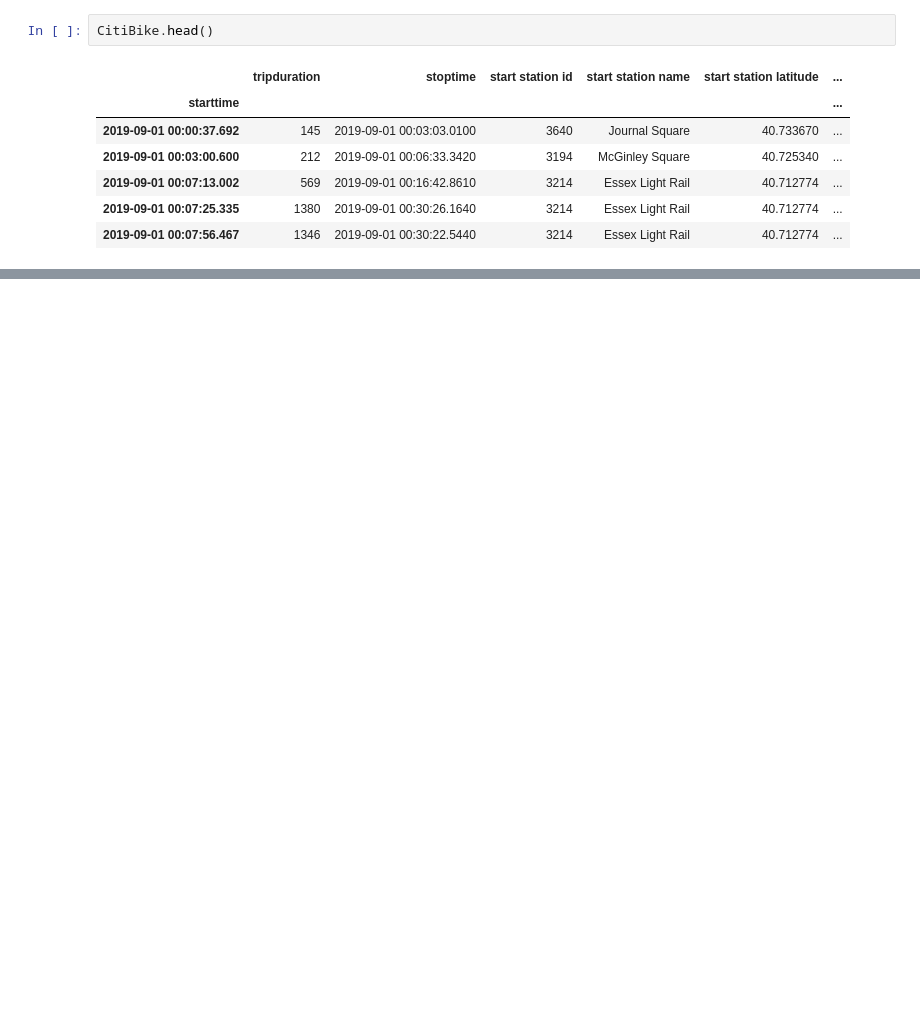
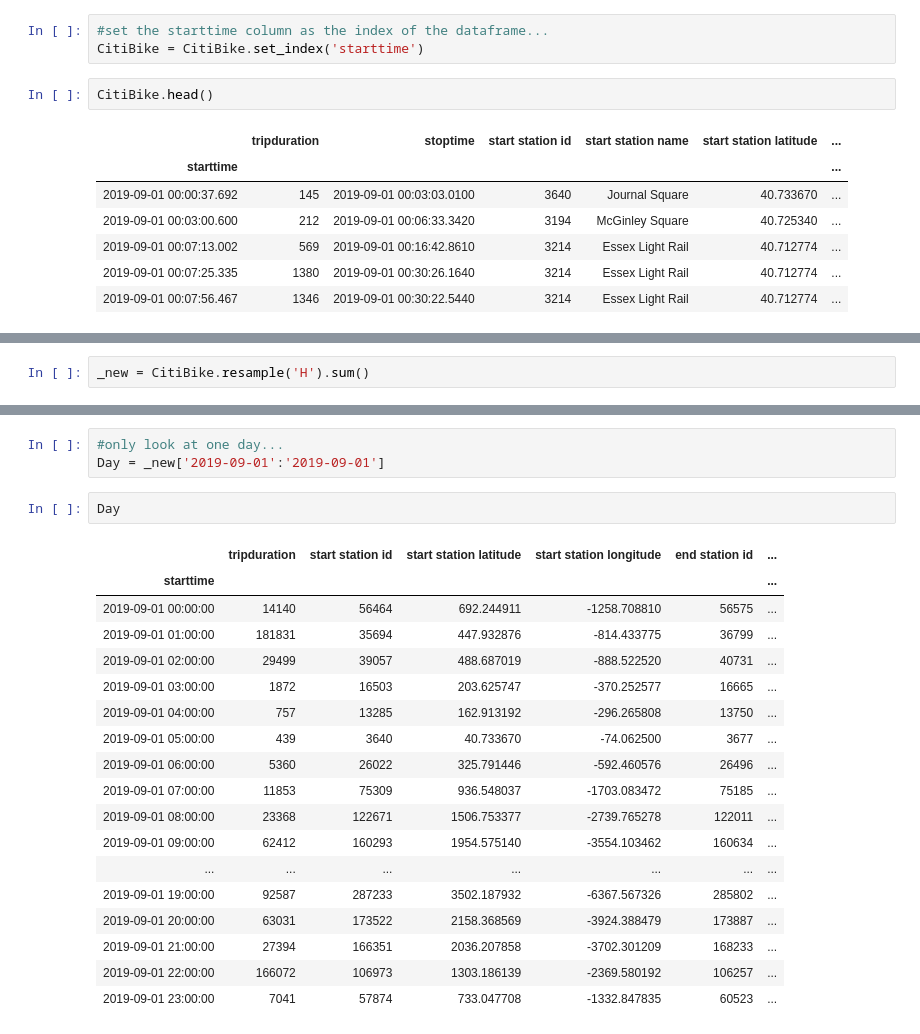
Before and after one commit to EthanVanceWotring/Thinkful-Projects, a Jupyter notebook: NYC CitiBike Visualization.ipynb, the cells around one changed output, grey strips where cells are left out. Cells and saved outputs as stored; diff of their text form; blank space fills up the shorter version.

```diff
--- a/NYC CitiBike Visualization.ipynb
+++ b/NYC CitiBike Visualization.ipynb
@@ -52,3 +213,6 @@ CitiBike.set_index('starttime', inplace=True)
+# %%
+#set the starttime column as the index of the dataframe...
+CitiBike = CitiBike.set_index('starttime')
 # %%
 CitiBike.head()
 # %% [output]
@@ -108,0 +226,2 @@ This visualization allows you to see the top 20 CitiBike locations and the frequ
+# %%
+_new = CitiBike.resample('H').sum()
@@ -108,0 +238,24 @@ This visualization allows you to see the top 20 CitiBike locations and the frequ
+# %%
+#only look at one day...
+Day = _new['2019-09-01':'2019-09-01']
+# %%
+Day
+# %% [output]
+|  | tripduration | start station id | start station latitude | start station longitude | end station id | ... |
+| starttime |  |  |  |  |  | ... |
+| 2019-09-01 00:00:00 | 14140 | 56464 | 692.244911 | -1258.708810 | 56575 | ... |
+| 2019-09-01 01:00:00 | 181831 | 35694 | 447.932876 | -814.433775 | 36799 | ... |
+| 2019-09-01 02:00:00 | 29499 | 39057 | 488.687019 | -888.522520 | 40731 | ... |
+| 2019-09-01 03:00:00 | 1872 | 16503 | 203.625747 | -370.252577 | 16665 | ... |
+| 2019-09-01 04:00:00 | 757 | 13285 | 162.913192 | -296.265808 | 13750 | ... |
+| 2019-09-01 05:00:00 | 439 | 3640 | 40.733670 | -74.062500 | 3677 | ... |
+| 2019-09-01 06:00:00 | 5360 | 26022 | 325.791446 | -592.460576 | 26496 | ... |
+| 2019-09-01 07:00:00 | 11853 | 75309 | 936.548037 | -1703.083472 | 75185 | ... |
+| 2019-09-01 08:00:00 | 23368 | 122671 | 1506.753377 | -2739.765278 | 122011 | ... |
+| 2019-09-01 09:00:00 | 62412 | 160293 | 1954.575140 | -3554.103462 | 160634 | ... |
+| ... | ... | ... | ... | ... | ... | ... |
+| 2019-09-01 19:00:00 | 92587 | 287233 | 3502.187932 | -6367.567326 | 285802 | ... |
+| 2019-09-01 20:00:00 | 63031 | 173522 | 2158.368569 | -3924.388479 | 173887 | ... |
+| 2019-09-01 21:00:00 | 27394 | 166351 | 2036.207858 | -3702.301209 | 168233 | ... |
+| 2019-09-01 22:00:00 | 166072 | 106973 | 1303.186139 | -2369.580192 | 106257 | ... |
+| 2019-09-01 23:00:00 | 7041 | 57874 | 733.047708 | -1332.847835 | 60523 | ... |
```
Also changed, not shown: parts of 46 cells of this notebook.
